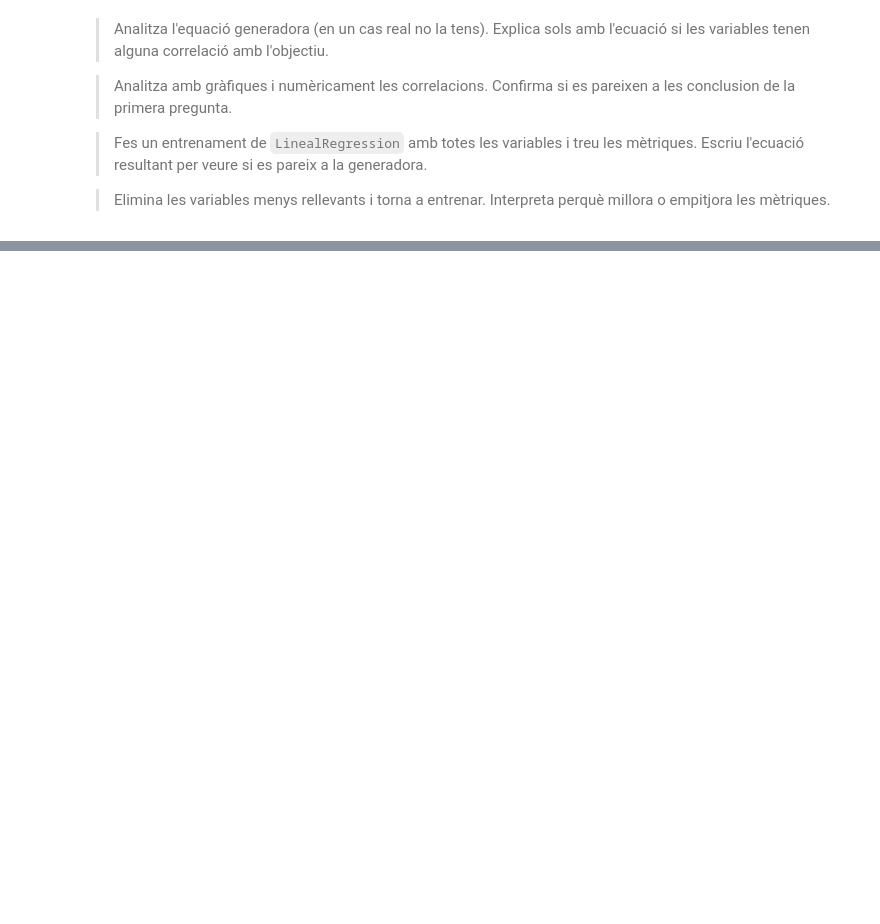
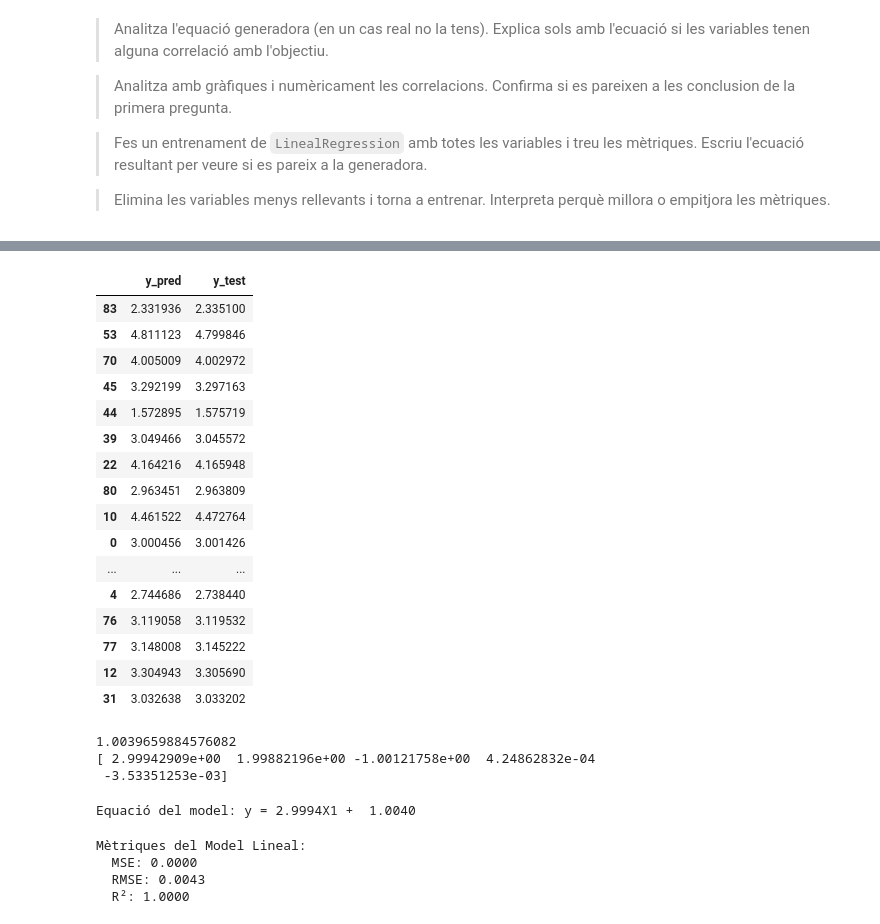
Before and after one commit to Triis98/DissenyIAvaluacioDeModels, a Jupyter notebook: exercicis/supervisats/regressió/regressio_lineal_basica.ipynb, the cells around one changed output, grey strips where cells are left out. Cells and saved outputs as stored; diff of their text form; code cells hidden in the pictures; blank space fills up the shorter version.

```diff
--- a/exercicis/supervisats/regressió/regressio_lineal_basica.ipynb
+++ b/exercicis/supervisats/regressió/regressio_lineal_basica.ipynb
@@ -27,0 +52,14 @@ df.head()
+# %%
+from sklearn.linear_model import LinearRegression
+from sklearn.model_selection import train_test_split
+from sklearn.metrics import mean_squared_error, r2_score
+
+X = df.drop('y', axis=1)
+y = df["y"]
+# Dividir les dades en conjunts d'entrenament i prova
+X_train, X_test, y_train, y_test = train_test_split(
+    X, y, test_size=0.2, random_state=42
+)  # 80% per a entrenament, 20% per a prova
+
+X_train.head()
+#y_train.head()
@@ -27,0 +73,33 @@ df.head()
+# %%
+# https://scikit-learn.org/stable/modules/generated/sklearn.model_selection.train_test_split.html
+
+
+# Crear un model de regressió lineal
+model = LinearRegression()
+# https://scikit-learn.org/stable/modules/generated/sklearn.linear_model.LinearRegression.html
+
+# Ajustar el model a les dades d'entrenament
+model.fit(X_train, y_train)
+
+# Generar prediccions amb les dades de prova
+y_pred = model.predict(X_test)
+
+pd.DataFrame({"y_pred": y_pred, "y_test": y_test})
+# %% [output]
+|  | y_pred | y_test |
+| 83 | 2.331936 | 2.335100 |
+| 53 | 4.811123 | 4.799846 |
+| 70 | 4.005009 | 4.002972 |
+| 45 | 3.292199 | 3.297163 |
+| 44 | 1.572895 | 1.575719 |
+| 39 | 3.049466 | 3.045572 |
+| 22 | 4.164216 | 4.165948 |
+| 80 | 2.963451 | 2.963809 |
+| 10 | 4.461522 | 4.472764 |
+| 0 | 3.000456 | 3.001426 |
+| ... | ... | ... |
+| 4 | 2.744686 | 2.738440 |
+| 76 | 3.119058 | 3.119532 |
+| 77 | 3.148008 | 3.145222 |
+| 12 | 3.304943 | 3.305690 |
+| 31 | 3.032638 | 3.033202 |
@@ -27,0 +111,26 @@ df.head()
+# %%
+print(model.intercept_)
+print(model.coef_)
+# %% [output]
+1.0039659884576082
+[ 2.99942909e+00  1.99882196e+00 -1.00121758e+00  4.24862832e-04
+ -3.53351253e-03]
+# %%
+# Imprimir l'equació resultant del model
+intercept = model.intercept_  # Obtenir el terme independent (intercepta)
+coefficient = model.coef_  # Obtenir el coeficient de la variable X
+print(f"Equació del model: y = {coefficient[0]:.4f}X1 +  {intercept:.4f}")
+# %% [output]
+Equació del model: y = 2.9994X1 +  1.0040
+# %%
+
+# Mostrar mètriques de rendiment del model
+print("\nMètriques del Model Lineal:")
+print(f"  MSE: {mse:.4f}")  # Imprimir l'MSE amb 4 decimals
+print(f"  RMSE: {rmse:.4f}")  # Imprimir l'RMSE amb 4 decimals
+print(f"  R²: {r2:.4f}")  # Imprimir l'R² amb 4 decimals
+# %% [output]
+Mètriques del Model Lineal:
+  MSE: 0.0000
+  RMSE: 0.0043
+  R²: 1.0000
```
Also changed, not shown: parts of 6 cells of this notebook, 2 other files.
